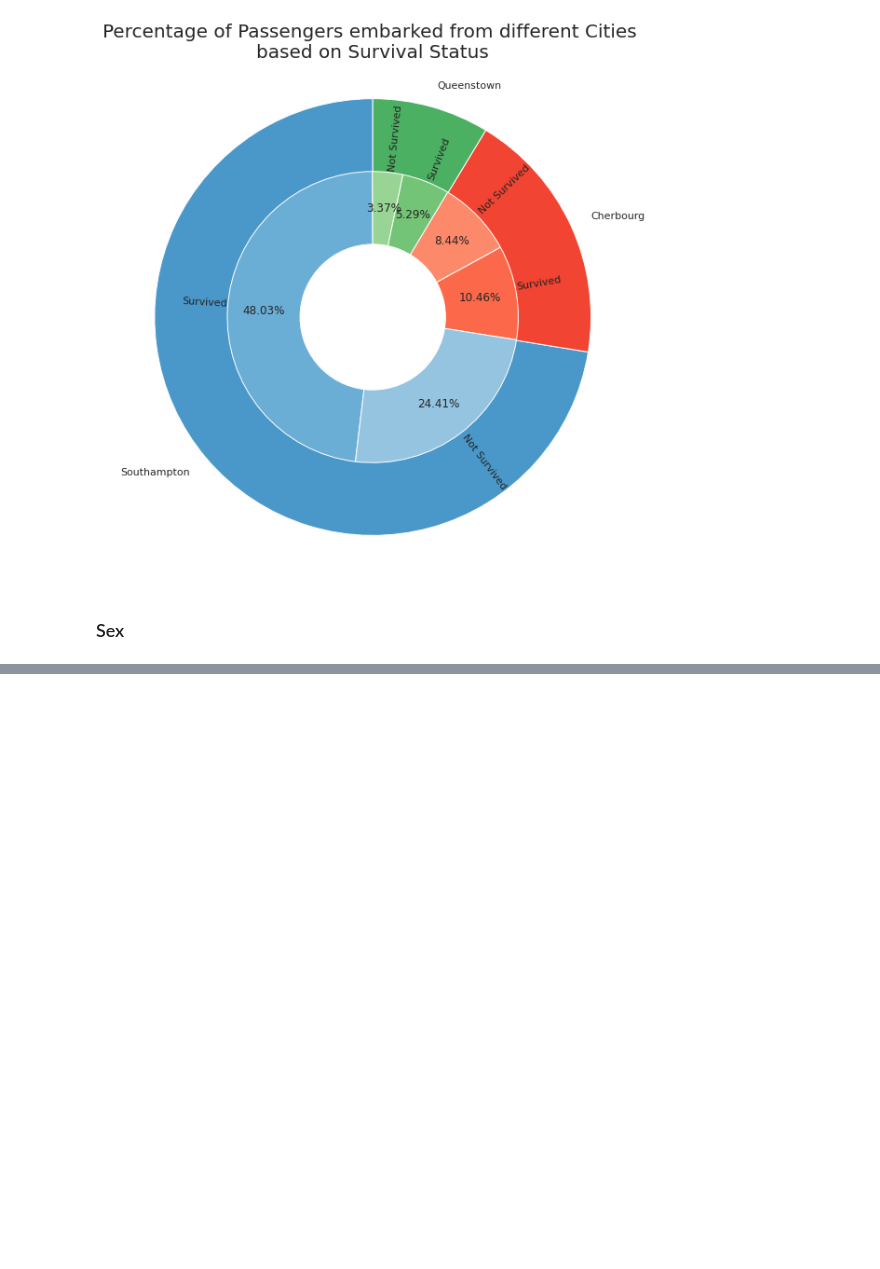
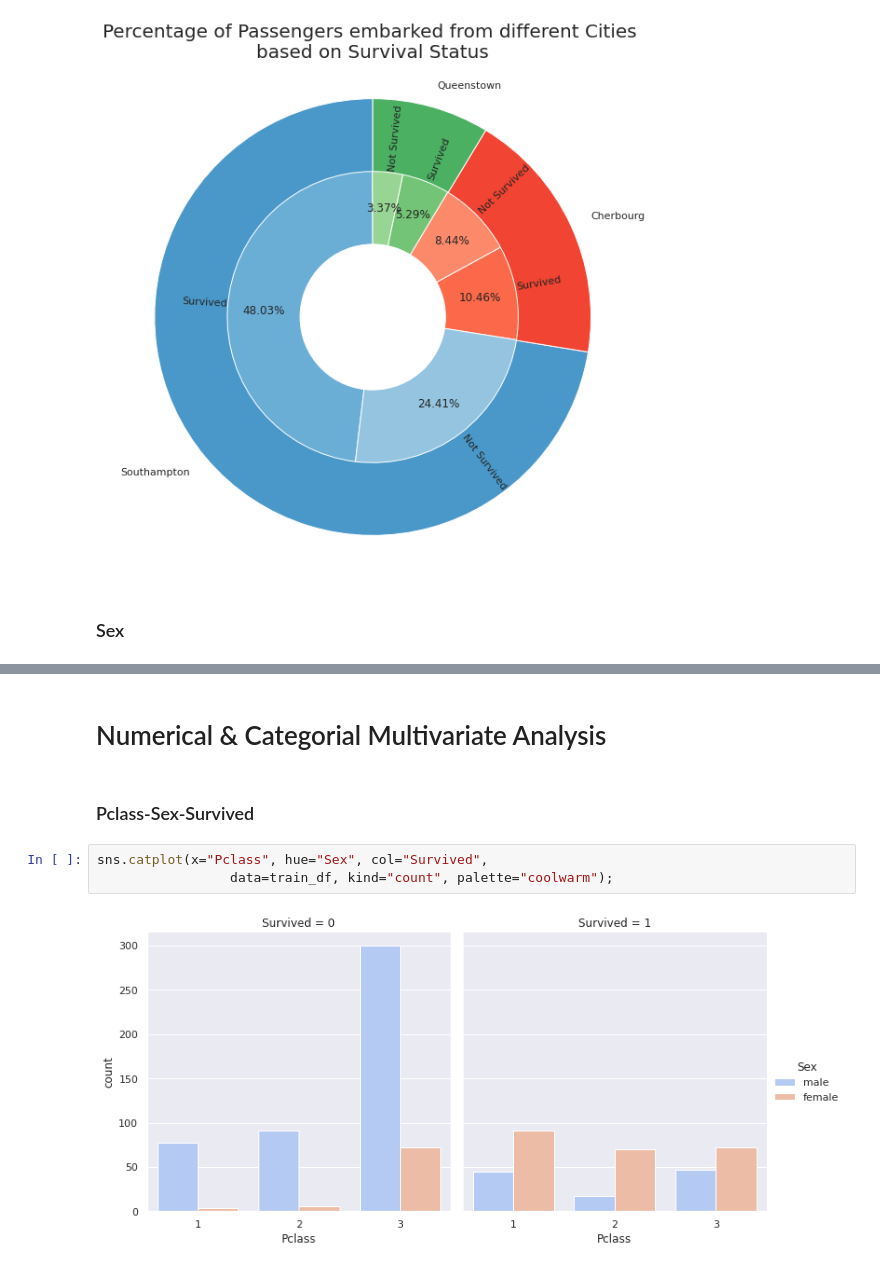
Before and after one commit to SatyaRay003/Titanic-Survival-Prediction, a Jupyter notebook: Titanic_EDA.ipynb, the cells around one changed output, grey strips where cells are left out. Drawn from its saved outputs; the diff is of its cells as text; blank space fills up the shorter version.

```diff
--- a/Titanic_EDA.ipynb
+++ b/Titanic_EDA.ipynb
@@ -449,0 +483,9 @@ Name: Sex, dtype: int64
+# %% [markdown]
+# Numerical & Categorial Multivariate Analysis
+# %% [markdown]
+### Pclass-Sex-Survived
+# %%
+sns.catplot(x="Pclass", hue="Sex", col="Survived",
+                 data=train_df, kind="count", palette="coolwarm");
+# %% [output]
+[figure, added]
```
Also changed, not shown: parts of 19 cells of this notebook.
